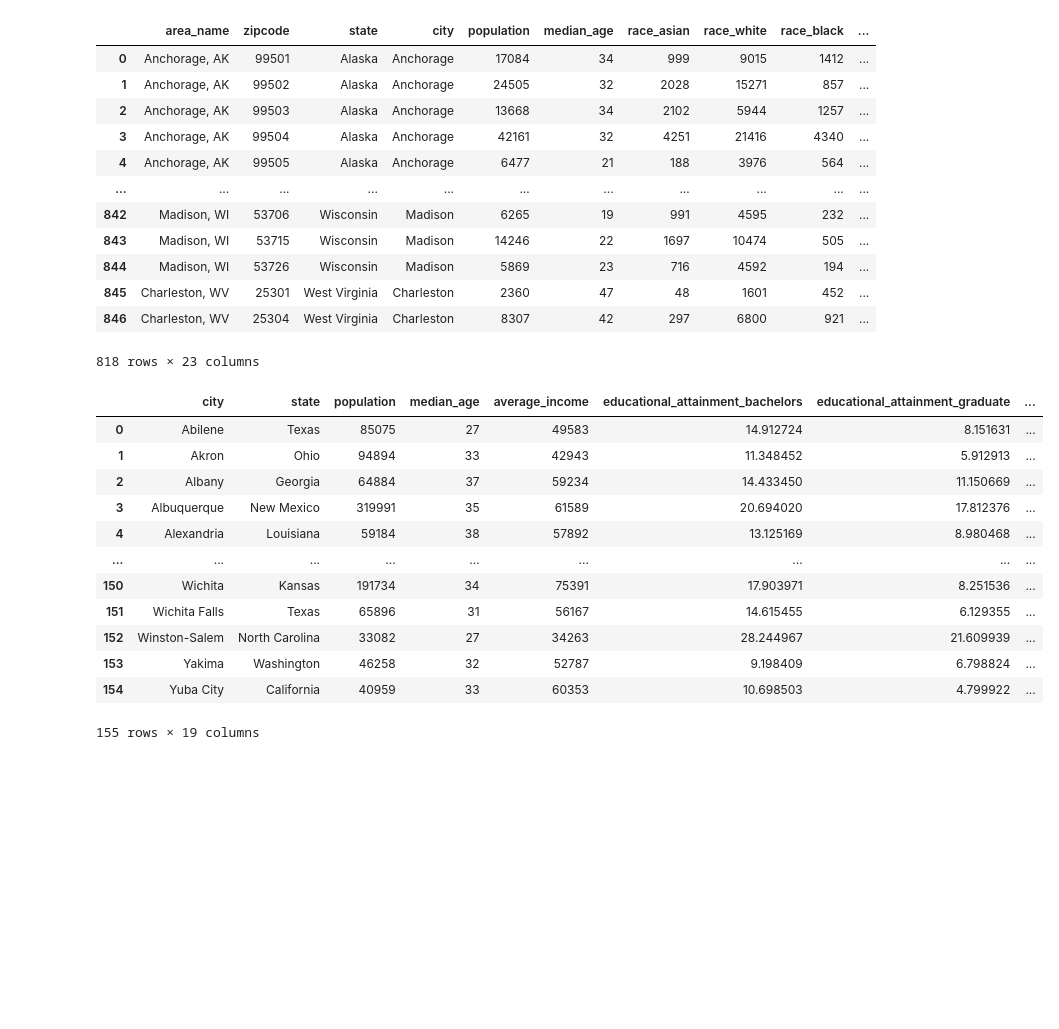
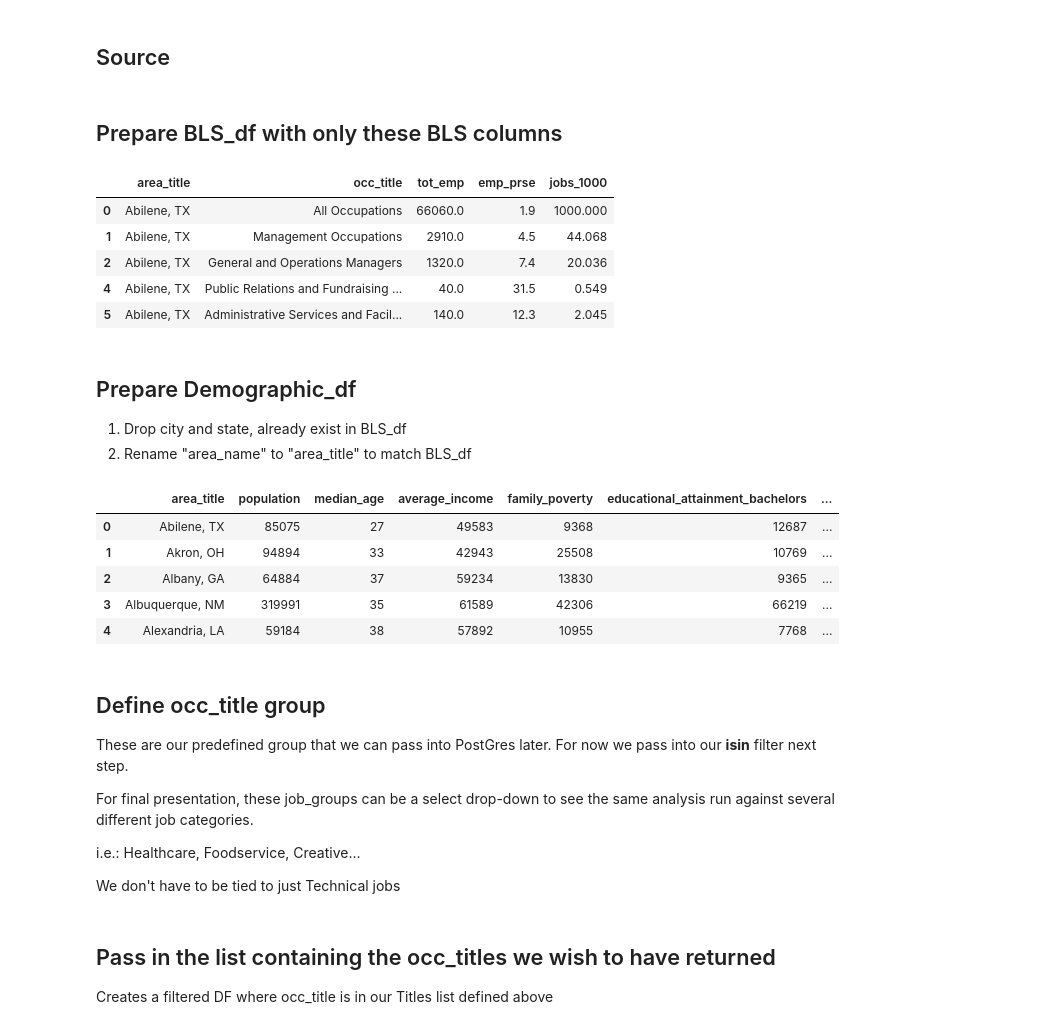
Before and after one commit to reachme1212/final_project, a Jupyter notebook: Model_code/DataFrame.ipynb, the cells around one changed output. Cells and saved outputs as stored; diff of their text form; code cells hidden in the pictures; blank space fills up the shorter version.

Commit message:
Compiled with sample of TechnicalJobs Dataframe

```diff
--- a/Model_code/DataFrame.ipynb
+++ b/Model_code/DataFrame.ipynb
@@ -1,3 +3,5 @@
 # %%
 import pandas as pd
+# %% [markdown]
+## Source
 # %%
@@ -6,32 +10,38 @@ Demo_df = pd.read_csv('../data_files/metro_demographic_by_city_state.csv', index
-# %%
-MLS_df
-# %% [output]
-|  | area_name | zipcode | state | city | population | median_age | race_asian | race_white | race_black | ... |
-| 0 | Anchorage, AK | 99501 | Alaska | Anchorage | 17084 | 34 | 999 | 9015 | 1412 | ... |
-| 1 | Anchorage, AK | 99502 | Alaska | Anchorage | 24505 | 32 | 2028 | 15271 | 857 | ... |
-| 2 | Anchorage, AK | 99503 | Alaska | Anchorage | 13668 | 34 | 2102 | 5944 | 1257 | ... |
-| 3 | Anchorage, AK | 99504 | Alaska | Anchorage | 42161 | 32 | 4251 | 21416 | 4340 | ... |
-| 4 | Anchorage, AK | 99505 | Alaska | Anchorage | 6477 | 21 | 188 | 3976 | 564 | ... |
-| ... | ... | ... | ... | ... | ... | ... | ... | ... | ... | ... |
-| 842 | Madison, WI | 53706 | Wisconsin | Madison | 6265 | 19 | 991 | 4595 | 232 | ... |
-| 843 | Madison, WI | 53715 | Wisconsin | Madison | 14246 | 22 | 1697 | 10474 | 505 | ... |
-| 844 | Madison, WI | 53726 | Wisconsin | Madison | 5869 | 23 | 716 | 4592 | 194 | ... |
-| 845 | Charleston, WV | 25301 | West Virginia | Charleston | 2360 | 47 | 48 | 1601 | 452 | ... |
-| 846 | Charleston, WV | 25304 | West Virginia | Charleston | 8307 | 42 | 297 | 6800 | 921 | ... |
-818 rows × 23 columns
+# %% [markdown]
+## Prepare BLS_df with only these BLS columns
+# %%
+BLS_df = BLS[['area_title', 'occ_title', 'tot_emp', 'emp_prse', 'jobs_1000']]
+BLS_df.head()
+# %% [output]
+|  | area_title | occ_title | tot_emp | emp_prse | jobs_1000 |
+| 0 | Abilene, TX | All Occupations | 66060.0 | 1.9 | 1000.000 |
+| 1 | Abilene, TX | Management Occupations | 2910.0 | 4.5 | 44.068 |
+| 2 | Abilene, TX | General and Operations Managers | 1320.0 | 7.4 | 20.036 |
+| 4 | Abilene, TX | Public Relations and Fundraising ... | 40.0 | 31.5 | 0.549 |
+| 5 | Abilene, TX | Administrative Services and Facil... | 140.0 | 12.3 | 2.045 |
+# %% [markdown]
+## Prepare Demographic_df
+
+1. Drop city and state, already exist in BLS_df
+2. Rename "area_name" to "area_title" to match BLS_df
 # %%
-Demo_df
+Demo_df = Demo_df.drop(columns=["city","state"])
+Demo_df = Demo_df.rename(columns={"area_name": "area_title"})
+Demo_df.head()
 # %% [output]
-|  | city | state | population | median_age | average_income | educational_attainment_bachelors | educational_attainment_graduate | ... |
-| 0 | Abilene | Texas | 85075 | 27 | 49583 | 14.912724 | 8.151631 | ... |
-| 1 | Akron | Ohio | 94894 | 33 | 42943 | 11.348452 | 5.912913 | ... |
-| 2 | Albany | Georgia | 64884 | 37 | 59234 | 14.433450 | 11.150669 | ... |
-| 3 | Albuquerque | New Mexico | 319991 | 35 | 61589 | 20.694020 | 17.812376 | ... |
-| 4 | Alexandria | Louisiana | 59184 | 38 | 57892 | 13.125169 | 8.980468 | ... |
-| ... | ... | ... | ... | ... | ... | ... | ... | ... |
-| 150 | Wichita | Kansas | 191734 | 34 | 75391 | 17.903971 | 8.251536 | ... |
-| 151 | Wichita Falls | Texas | 65896 | 31 | 56167 | 14.615455 | 6.129355 | ... |
-| 152 | Winston-Salem | North Carolina | 33082 | 27 | 34263 | 28.244967 | 21.609939 | ... |
-| 153 | Yakima | Washington | 46258 | 32 | 52787 | 9.198409 | 6.798824 | ... |
-| 154 | Yuba City | California | 40959 | 33 | 60353 | 10.698503 | 4.799922 | ... |
+|  | area_title | population | median_age | average_income | family_poverty | educational_attainment_bachelors | ... |
+| 0 | Abilene, TX | 85075 | 27 | 49583 | 9368 | 12687 | ... |
+| 1 | Akron, OH | 94894 | 33 | 42943 | 25508 | 10769 | ... |
+| 2 | Albany, GA | 64884 | 37 | 59234 | 13830 | 9365 | ... |
+| 3 | Albuquerque, NM | 319991 | 35 | 61589 | 42306 | 66219 | ... |
+| 4 | Alexandria, LA | 59184 | 38 | 57892 | 10955 | 7768 | ... |
-155 rows × 19 columns
+# %% [markdown]
+## Define occ_title group
+
+These are our predefined group that we can pass into PostGres later. For now we pass into our **isin** filter next step.
+
+For final presentation, these job_groups can be a select drop-down to see the same analysis run against several different job categories.
+
+i.e.: Healthcare, Foodservice, Creative...
+
+We don't have to be tied to just Technical jobs
@@ -37,0 +53,4 @@ Demo_df
+# %% [markdown]
+## Pass in the list containing the occ_titles we wish to have returned
+
+Creates a filtered DF where occ_title is in our Titles list defined above
```
Also changed, not shown: parts of 14 cells of this notebook, 3 other files.
